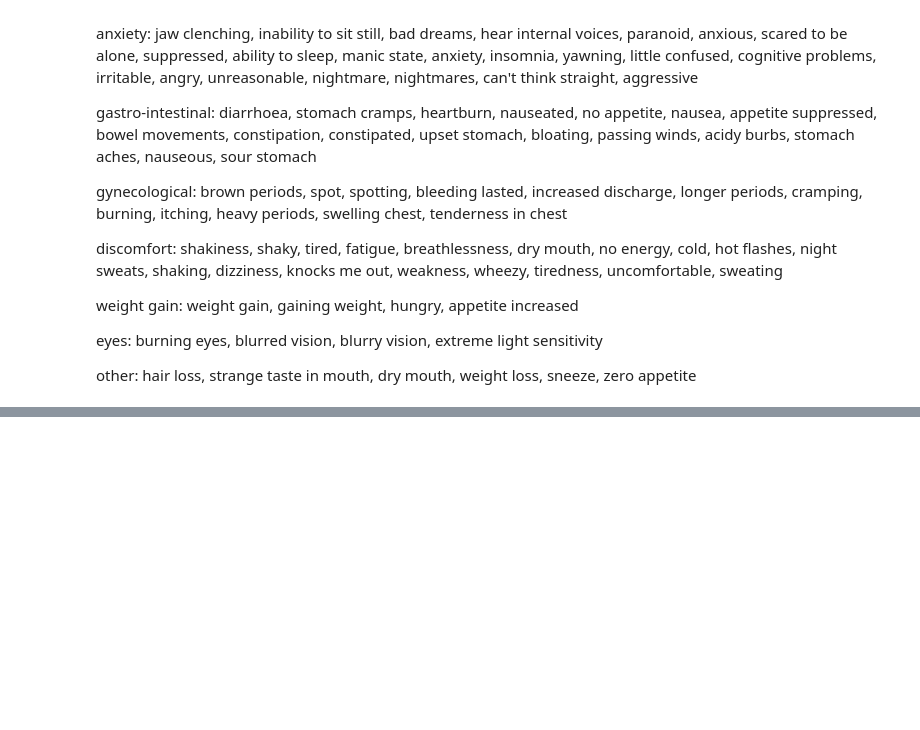
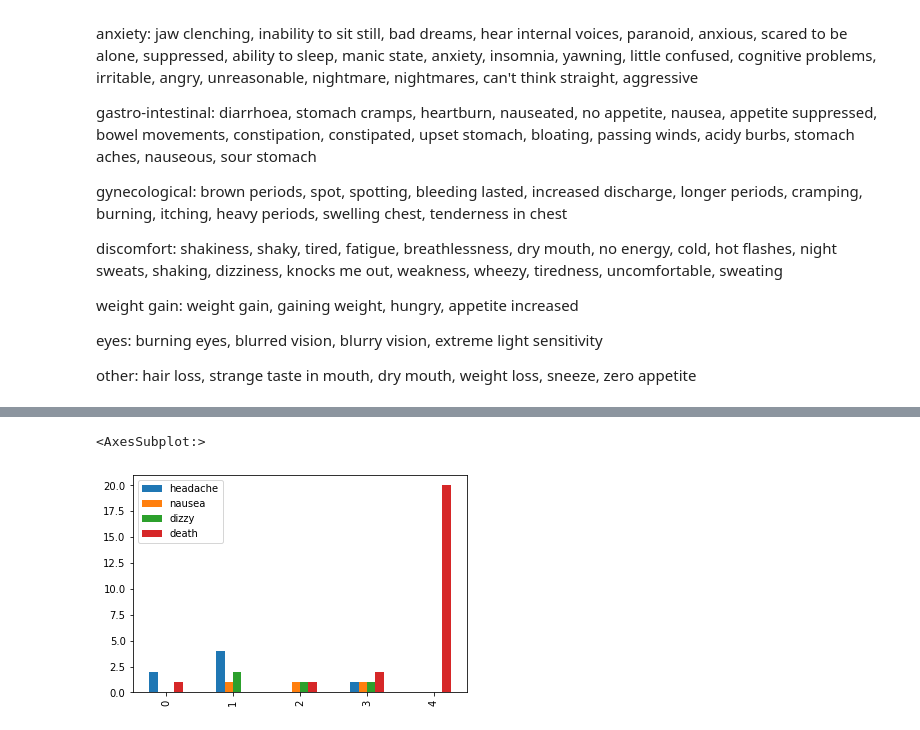
Before and after one commit to hendahmke/adverse_drug_reactions, a Jupyter notebook: notebooks/henni_dictionary_sideeffects.ipynb, the cells around one changed output, grey strips where cells are left out. Drawn from its saved outputs; the diff is of its cells as text; code cells hidden in the pictures; blank space fills up the shorter version.

```diff
--- a/notebooks/henni_dictionary_sideeffects.ipynb
+++ b/notebooks/henni_dictionary_sideeffects.ipynb
@@ -293,0 +298,8 @@ real_se_domains: ['pain', 'skin', 'libido', 'depression', 'anxiety', 'gastro-int
+# %%
+dummy_data = {'drug' : ['Tylenol', 'Cialis', 'Ibuprofen', 'Benadril', 'Claritin'],
+        'condition' : ['pain', 'ed', 'pain', 'allergy', 'allergy'],
+       'headache' : [2, 4, 0, 1, 0],
+       'nausea' : [0, 1, 1, 1, 0],
+       'dizzy' : [0, 2, 1, 1, 0],
+       'death' : [1, 0, 1, 2, 20]}
+dummy_df = pd.DataFrame(dummy_data, columns = dummy_data.keys())
@@ -293,0 +387,5 @@ real_se_domains: ['pain', 'skin', 'libido', 'depression', 'anxiety', 'gastro-int
+# %%
+dummy_df.plot(kind='bar')
+# %% [output]
+<AxesSubplot:>
+[figure, added]
```
Also changed, not shown: parts of 22 cells of this notebook, 2 other files.
